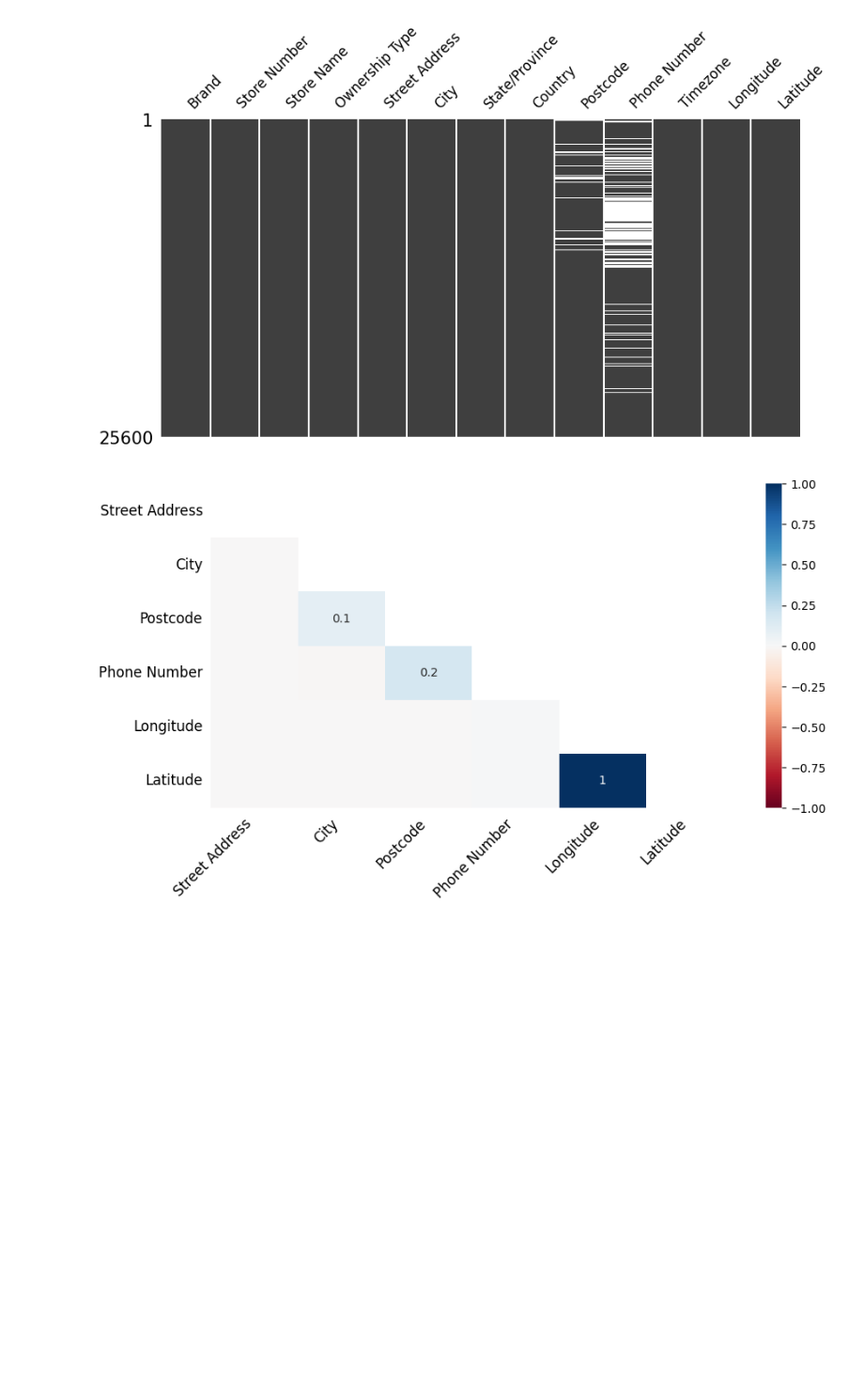
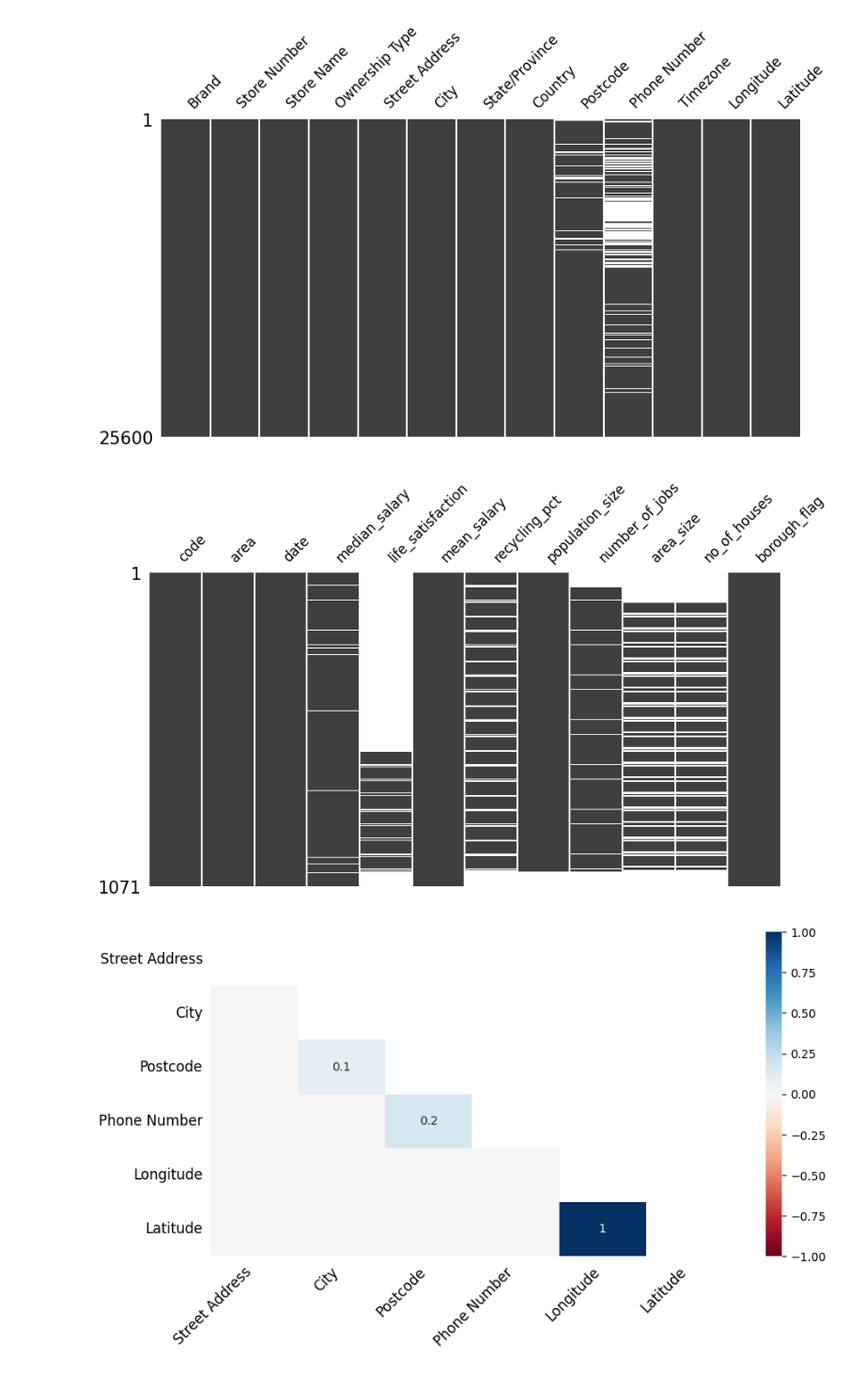
Before and after one commit to philkaks/Ml-journey, a Jupyter notebook: DataScience/missingno.ipynb, the cells around one changed output. Shown at 94% size. Drawn from its saved outputs; the diff is of its cells as text; code cells hidden in the pictures; blank space fills up the shorter version.

```diff
--- a/DataScience/missingno.ipynb
+++ b/DataScience/missingno.ipynb
@@ -66,6 +66,10 @@ plt.tight_layout()
 missingno.matrix(starbucks_locations,sparkline=False,figsize=(10,5), fontsize=12);
 # %% [output]
 [figure]
+# %%
+missingno.matrix(london_housing,sparkline=False,figsize=(10,5), fontsize=12);
+# %% [output]
+[figure, added]
 # %%
 # the heatmap shows the correlation between the missing values.
 # the darker the color, the more correlated the missing values are
```
Also changed, not shown: 3 other files.
